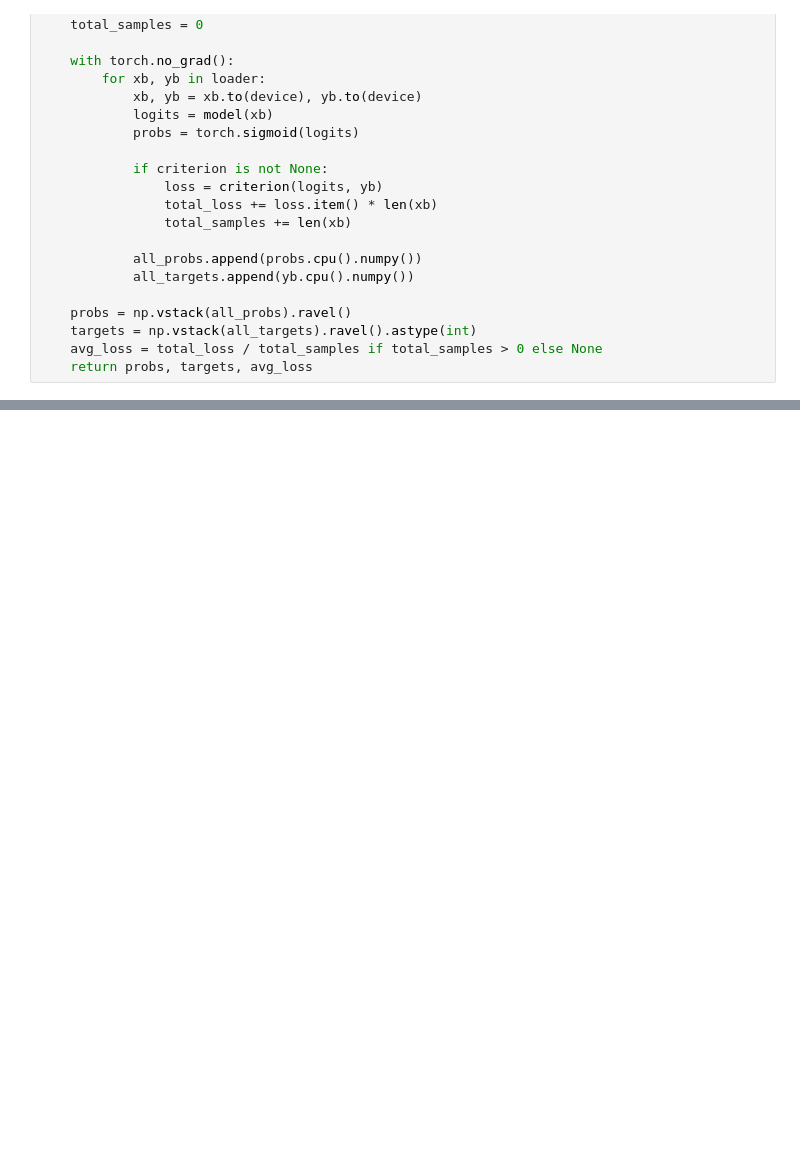
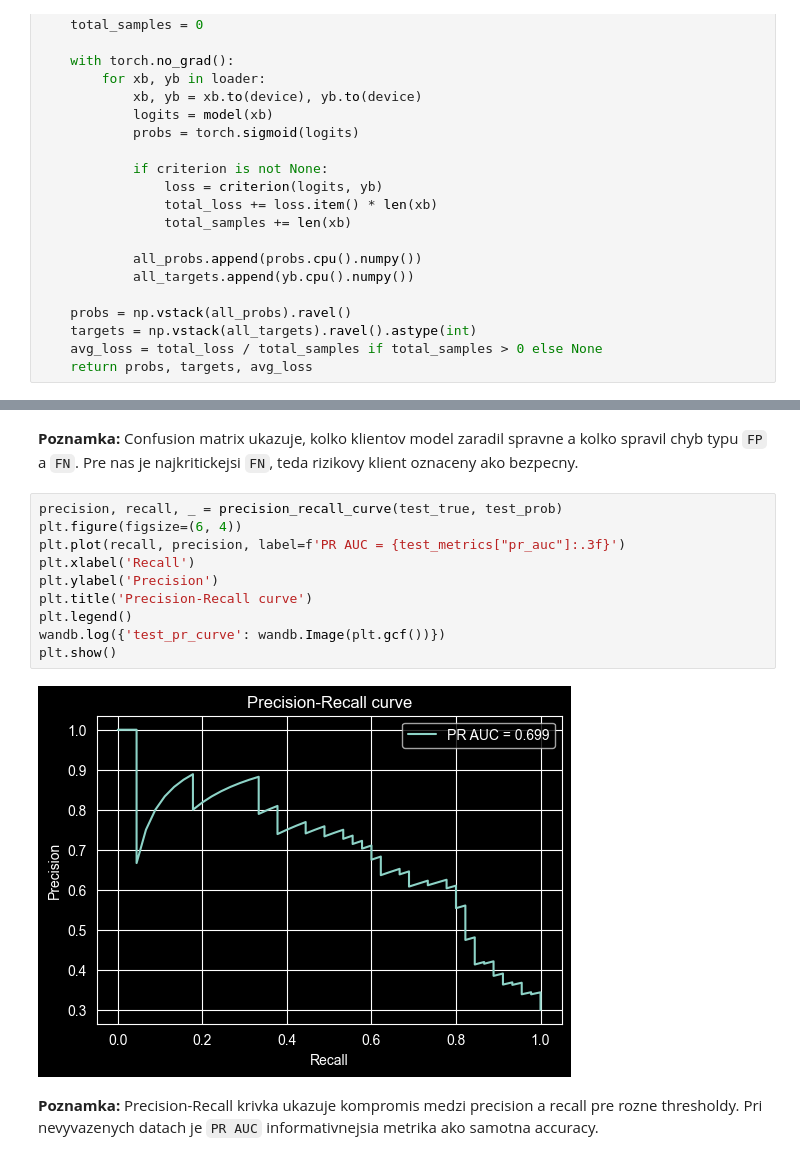
Before and after one commit to Lui105/Neuronove_siete, a Jupyter notebook: Credit_risk_assessment.ipynb, the cells around one changed output, grey strips where cells are left out. Saved outputs shown, nothing was run; the diff lists cells and outputs as text; blank space fills up the shorter version.

```diff
--- a/Credit_risk_assessment.ipynb
+++ b/Credit_risk_assessment.ipynb
@@ -685,0 +881,16 @@ Saved:
+# %% [markdown]
+**Poznamka:** Confusion matrix ukazuje, kolko klientov model zaradil spravne a kolko spravil chyb typu `FP` a `FN`. Pre nas je najkritickejsi `FN`, teda rizikovy klient oznaceny ako bezpecny.
+# %%
+precision, recall, _ = precision_recall_curve(test_true, test_prob)
+plt.figure(figsize=(6, 4))
+plt.plot(recall, precision, label=f'PR AUC = {test_metrics["pr_auc"]:.3f}')
+plt.xlabel('Recall')
+plt.ylabel('Precision')
+plt.title('Precision-Recall curve')
+plt.legend()
+wandb.log({'test_pr_curve': wandb.Image(plt.gcf())})
+plt.show()
+# %% [output]
+[figure, added]
+# %% [markdown]
+**Poznamka:** Precision-Recall krivka ukazuje kompromis medzi precision a recall pre rozne thresholdy. Pri nevyvazenych datach je `PR AUC` informativnejsia metrika ako samotna accuracy.
```
Also changed, not shown: parts of 58 cells of this notebook.
